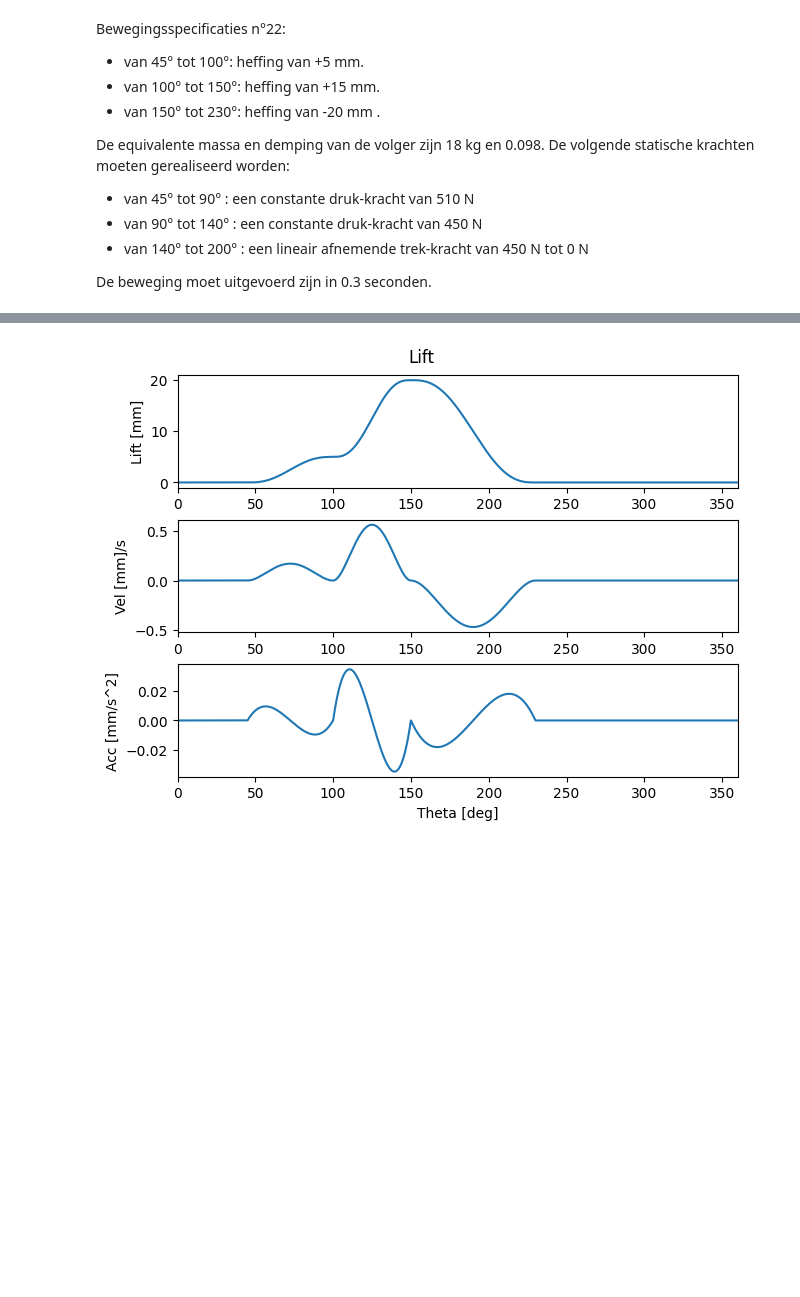
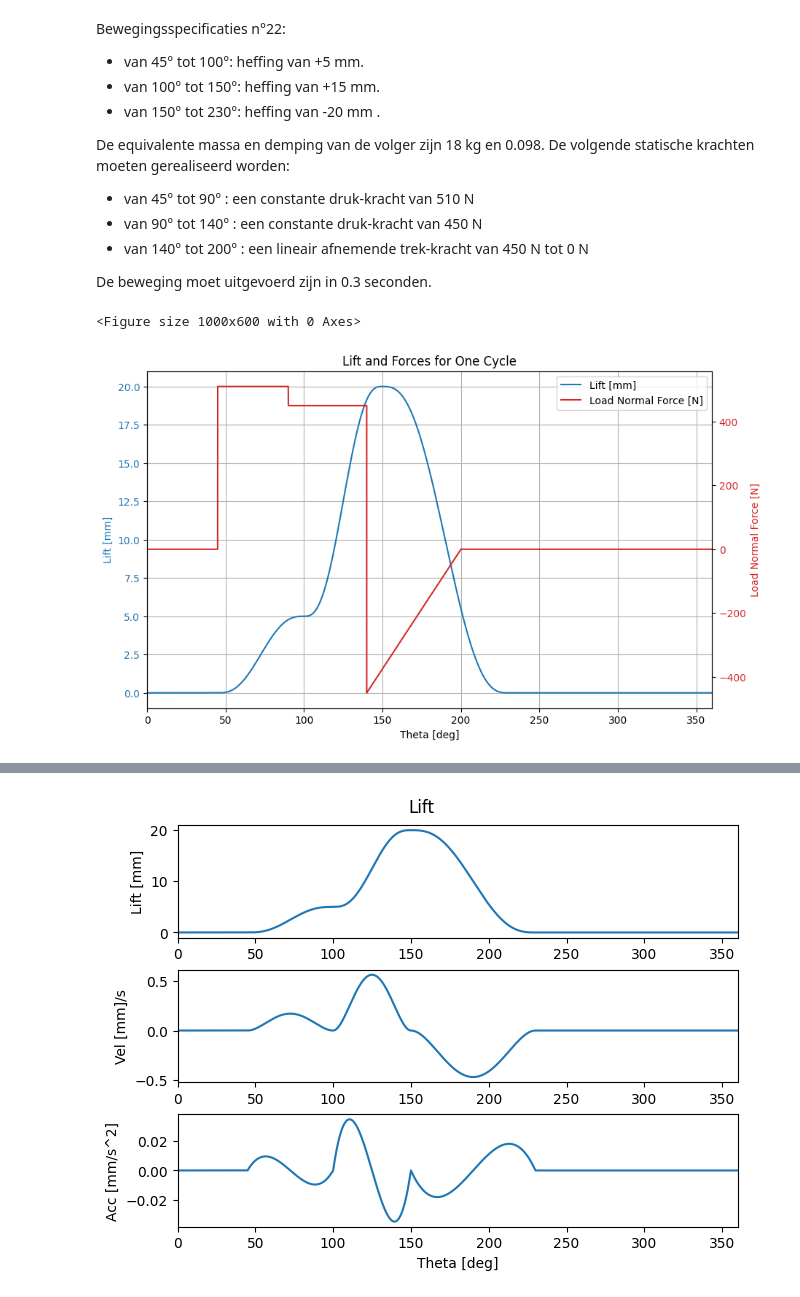
Before and after one commit to Ludopedia/Bewegingen---Emmanuel-en-Ludovic, a Jupyter notebook: Algoritme-nok-ontwerp - n°22.ipynb, the cells around one changed output, grey strips where cells are left out. Cells and saved outputs as stored; diff of their text form; code cells hidden in the pictures; blank space fills up the shorter version.

Commit message:
plot

```diff
--- a/Algoritme-nok-ontwerp - n°22.ipynb
+++ b/Algoritme-nok-ontwerp - n°22.ipynb
@@ -62,3 +62,30 @@ startangleload3 =  140
 endangleload3   =  200
 startload3      = - 450 #trek
 endload3        = 0
+# %%
+import matplotlib.pyplot as plt
+
+plt.figure(figsize=(10, 6))
+fig, ax1 = plt.subplots(figsize=(10, 6))
+
+ax1.plot(theta_deg, lift, color='tab:blue', label='Lift [mm]')
+ax1.set_xlabel('Theta [deg]')
+ax1.set_ylabel('Lift [mm]', color='tab:blue')
+ax1.tick_params(axis='y', labelcolor='tab:blue')
+ax1.set_xlim([0, 360])
+ax1.grid(True)
+
+ax2 = ax1.twinx()
+ax2.plot(theta_deg, ext_load, color='tab:red', label='Load Normal Force [N]')
+ax2.set_ylabel('Load Normal Force [N]', color='tab:red')
+ax2.tick_params(axis='y', labelcolor='tab:red')
+
+lines1, labels1 = ax1.get_legend_handles_labels()
+lines2, labels2 = ax2.get_legend_handles_labels()
+ax1.legend(lines1 + lines2, labels1 + labels2, loc='upper right')
+
+plt.title('Lift and Forces for One Cycle')
+plt.show()
+# %% [output]
+<Figure size 1000x600 with 0 Axes>
+[figure, added]
```
Also changed, not shown: parts of 2 cells of this notebook.
